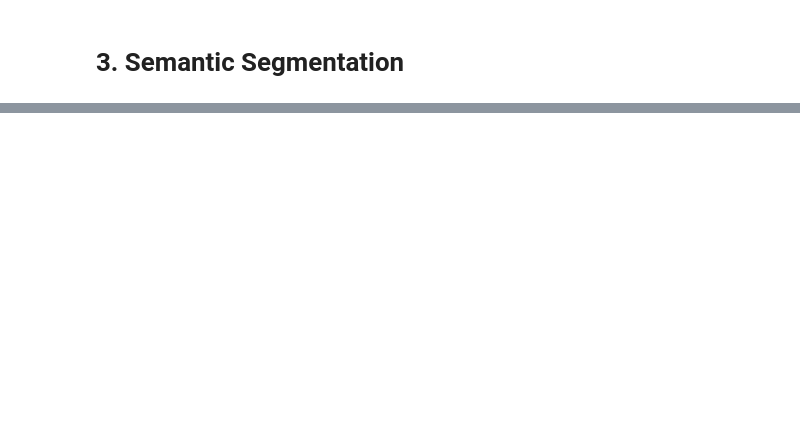
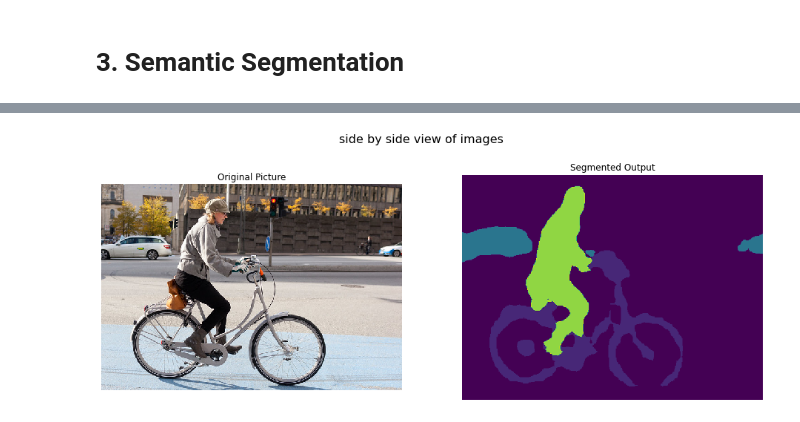
Before and after one commit to daniel-saeedi/Neural-Networks-Deep-Learning, a Jupyter notebook: Project/Project1/Notebooks/3_Semantic_Segmentation.ipynb, the cells around one changed output, grey strips where cells are left out. Saved outputs shown, nothing was run; the diff lists cells and outputs as text; code cells hidden in the pictures; blank space fills up the shorter version.

```diff
--- a/Project/Project1/Notebooks/3_Semantic_Segmentation.ipynb
+++ b/Project/Project1/Notebooks/3_Semantic_Segmentation.ipynb
@@ -51,0 +104,23 @@ plt.savefig("segmented_output.png", bbox_inches='tight')
+# %%
+def show2img(testfile, outfile):
+    testimg = plt.imread(testfile)
+    outimg  = plt.imread(outfile)
+
+    NUM_ROWS = 1
+    IMGs_IN_ROW = 2
+    fig, ax = plt.subplots(NUM_ROWS, IMGs_IN_ROW, figsize=(16,6))
+    ax[0].imshow(testimg, interpolation='nearest')
+    ax[0].axis('off')
+    ax[1].imshow(outimg,  interpolation='nearest')
+    ax[1].axis('off')
+
+    ax[0].set_title('Original Picture')
+    ax[1].set_title('Segmented Output')
+
+    title = 'side by side view of images'
+    fig.suptitle(title, fontsize=16)
+    plt.show()
+# %%
+show2img(testfile, 'out_labels.png')
+# %% [output]
+[figure, added]
```
Also changed, not shown: parts of 17 cells of this notebook, 9 other files.
